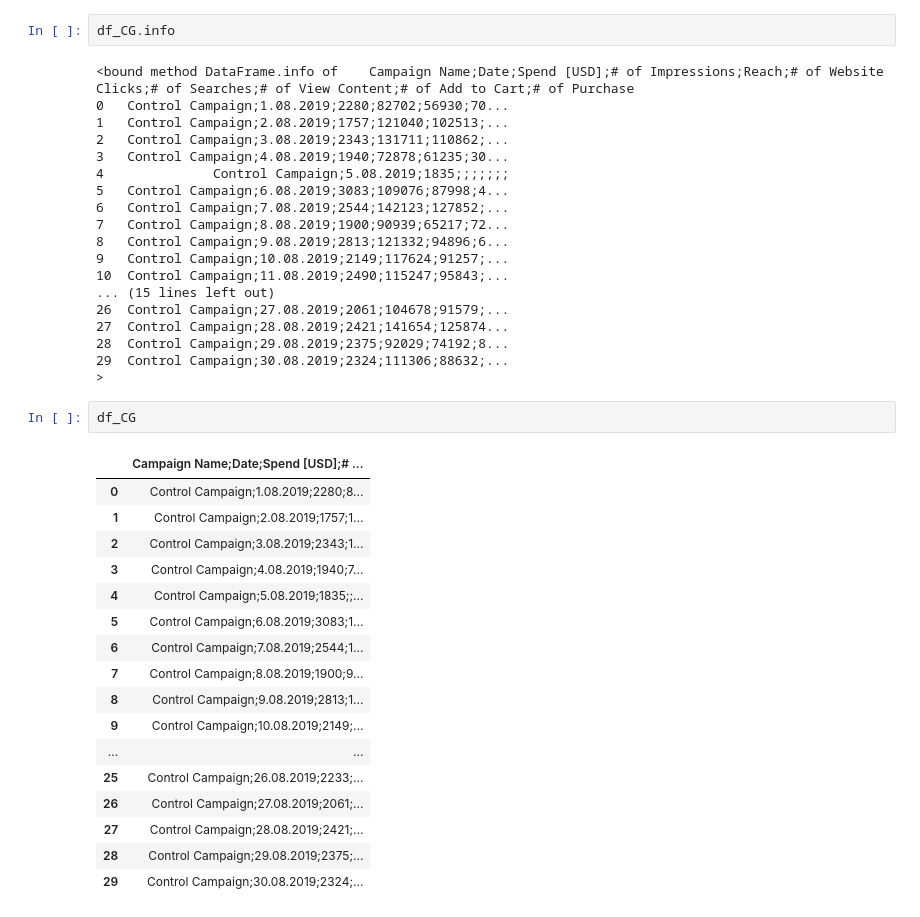
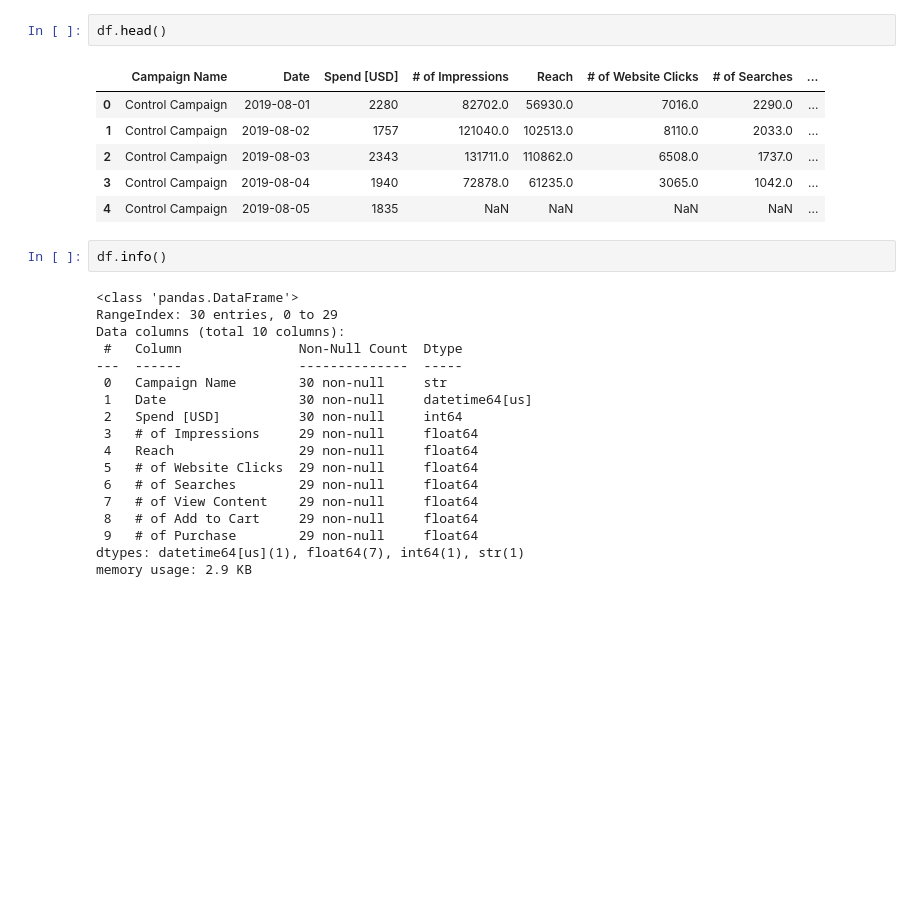
Before and after one commit to artvezz/teste_ab_projeto, a Jupyter notebook: notebooks/eda_CG.ipynb, the cells around one changed output. Drawn from its saved outputs; the diff is of its cells as text; blank space fills up the shorter version.

```diff
--- a/notebooks/eda_CG.ipynb
+++ b/notebooks/eda_CG.ipynb
@@ -25,40 +27,29 @@ df_CG
+# %%
+df.head()
+# %% [output]
+|  | Campaign Name | Date | Spend [USD] | # of Impressions | Reach | # of Website Clicks | # of Searches | ... |
+| 0 | Control Campaign | 2019-08-01 | 2280 | 82702.0 | 56930.0 | 7016.0 | 2290.0 | ... |
+| 1 | Control Campaign | 2019-08-02 | 1757 | 121040.0 | 102513.0 | 8110.0 | 2033.0 | ... |
+| 2 | Control Campaign | 2019-08-03 | 2343 | 131711.0 | 110862.0 | 6508.0 | 1737.0 | ... |
+| 3 | Control Campaign | 2019-08-04 | 1940 | 72878.0 | 61235.0 | 3065.0 | 1042.0 | ... |
+| 4 | Control Campaign | 2019-08-05 | 1835 | NaN | NaN | NaN | NaN | ... |
 # %%
-df_CG.info
+df.info()
 # %% [output]
-<bound method DataFrame.info of    Campaign Name;Date;Spend [USD];# of Impressions;Reach;# of Website Clicks;# of Searches;# of View Content;# of Add to Cart;# of Purchase
-0   Control Campaign;1.08.2019;2280;82702;56930;70...
-1   Control Campaign;2.08.2019;1757;121040;102513;...
-2   Control Campaign;3.08.2019;2343;131711;110862;...
-3   Control Campaign;4.08.2019;1940;72878;61235;30...
-4              Control Campaign;5.08.2019;1835;;;;;;;
-5   Control Campaign;6.08.2019;3083;109076;87998;4...
-6   Control Campaign;7.08.2019;2544;142123;127852;...
-7   Control Campaign;8.08.2019;1900;90939;65217;72...
-8   Control Campaign;9.08.2019;2813;121332;94896;6...
-9   Control Campaign;10.08.2019;2149;117624;91257;...
-10  Control Campaign;11.08.2019;2490;115247;95843;...
-... (15 lines left out)
-26  Control Campaign;27.08.2019;2061;104678;91579;...
-27  Control Campaign;28.08.2019;2421;141654;125874...
-28  Control Campaign;29.08.2019;2375;92029;74192;8...
-29  Control Campaign;30.08.2019;2324;111306;88632;...                                                                                      >
+<class 'pandas.DataFrame'>
+RangeIndex: 30 entries, 0 to 29
+Data columns (total 10 columns):
+ #   Column               Non-Null Count  Dtype
+---  ------               --------------  -----
+ 0   Campaign Name        30 non-null     str
+ 1   Date                 30 non-null     datetime64[us]
+ 2   Spend [USD]          30 non-null     int64
+ 3   # of Impressions     29 non-null     float64
+ 4   Reach                29 non-null     float64
+ 5   # of Website Clicks  29 non-null     float64
+ 6   # of Searches        29 non-null     float64
+ 7   # of View Content    29 non-null     float64
+ 8   # of Add to Cart     29 non-null     float64
+ 9   # of Purchase        29 non-null     float64
+dtypes: datetime64[us](1), float64(7), int64(1), str(1)
+memory usage: 2.9 KB
-# %%
-df_CG
-# %% [output]
-|  | Campaign Name;Date;Spend [USD];# ... |
-| 0 | Control Campaign;1.08.2019;2280;8... |
-| 1 | Control Campaign;2.08.2019;1757;1... |
-| 2 | Control Campaign;3.08.2019;2343;1... |
-| 3 | Control Campaign;4.08.2019;1940;7... |
-| 4 | Control Campaign;5.08.2019;1835;;... |
-| 5 | Control Campaign;6.08.2019;3083;1... |
-| 6 | Control Campaign;7.08.2019;2544;1... |
-| 7 | Control Campaign;8.08.2019;1900;9... |
-| 8 | Control Campaign;9.08.2019;2813;1... |
-| 9 | Control Campaign;10.08.2019;2149;... |
-| ... | ... |
-| 25 | Control Campaign;26.08.2019;2233;... |
-| 26 | Control Campaign;27.08.2019;2061;... |
-| 27 | Control Campaign;28.08.2019;2421;... |
-| 28 | Control Campaign;29.08.2019;2375;... |
-| 29 | Control Campaign;30.08.2019;2324;... |
```
Also changed, not shown: parts of 10 cells of this notebook, 8 other files.
